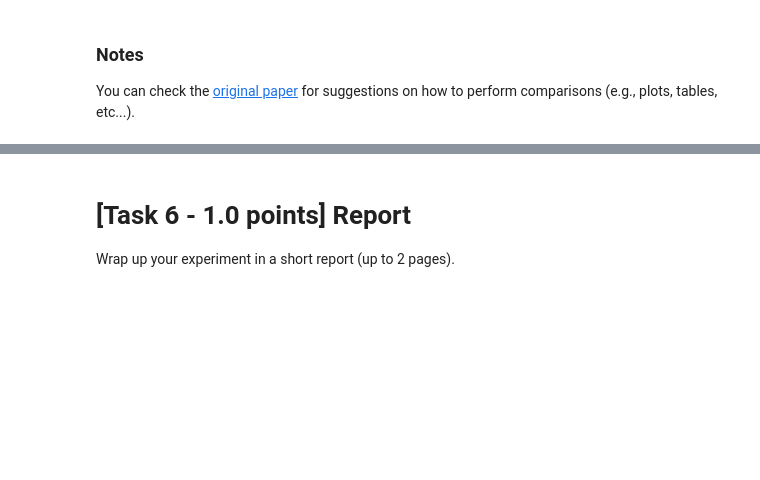
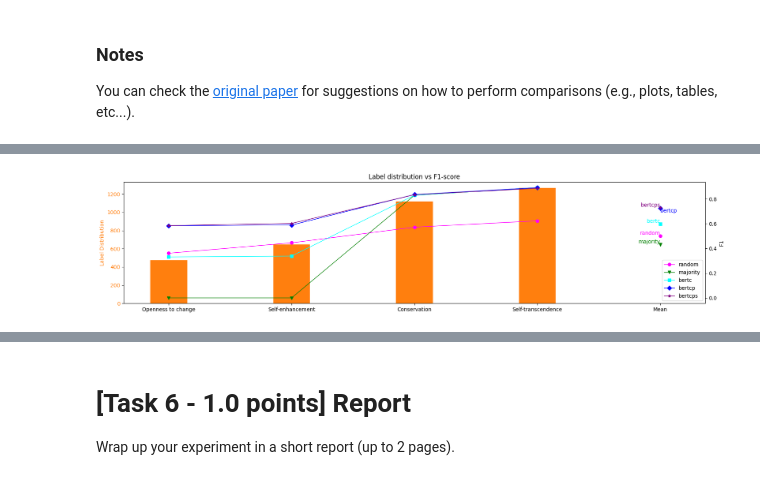
Before and after one commit to AndreaZecca/NLP-assignments, a Jupyter notebook: Assignment-2/Assignment2.ipynb, the cells around one changed output, grey strips where cells are left out. Cells and saved outputs as stored; diff of their text form; code cells hidden in the pictures; blank space fills up the shorter version.

```diff
--- a/Assignment-2/Assignment2.ipynb
+++ b/Assignment-2/Assignment2.ipynb
@@ -874,23 +845,3 @@ You are tasked to discuss your results.
 ### Notes
 
 You can check the [original paper](https://aclanthology.org/2022.acl-long.306/) for suggestions on how to perform comparisons (e.g., plots, tables, etc...).
-# %%
-labels_count = test_dataset.labels.sum(axis=0)
-
-for model_name in list(results.keys()):
-    model_results_all = results[model_name]
-    model_results_best = model_results_all[np.argmax([x['macro_f1'] for x in model_results_all])]
-    fig, ax1 = plt.subplots(figsize=(7,4))
-    ax1.set_title(f'{model_name} - Label distribution vs F1-score - Macro F1: {model_results_best["macro_f1"]:.3f}')
-    color = 'tab:red'
-    ax1.bar(TOUCHE_VALUES, labels_count, color=color, width=0.3)
-    ax1.set_xticklabels(TOUCHE_VALUES, rotation=0)
-    ax1.set_ylabel('Count', color=color)
-    ax1.tick_params(axis='y', labelcolor=color)
-    ax2 = ax1.twinx()
-    color = 'tab:blue'
-    ax2.plot(TOUCHE_VALUES, model_results_best['f1s'], color=color, linewidth=2, marker='o')
-    ax2.set_ylabel('F1', color=color)
-    ax2.tick_params(axis='y', labelcolor=color)
-    fig.tight_layout()
-    plt.show()
@@ -903,3 +848,33 @@ for model_name in list(results.keys()):
+# %%
+labels_count = list([x.item() for x in test_dataset.labels.sum(axis=0)]) + [0]
+x_labels = TOUCHE_VALUES + ['Mean']
+color_names = ['fuchsia', 'green', 'cyan', 'blue', 'purple']
+markers = ['o', 'v', 's', 'D', '*']
+
+fig, ax1 = plt.subplots(figsize=(17,4))
+ax1.set_title(f'Label distribution vs F1-score')
+color = 'tab:orange'
+ax1.bar(x_labels, labels_count, color=color, width=0.3)
+ax1.set_xticklabels(x_labels, rotation=0)
+ax1.set_ylabel('Label Distribution', color=color)
+ax1.tick_params(axis='y', labelcolor=color)
+ax2 = ax1.twinx()
+for model_name, color, marker in zip(list(results.keys()), color_names, markers):
+    model_results_all = results[model_name]
+    model_results_best = model_results_all[np.argmax([x['macro_f1'] for x in model_results_all])]
+    ax2.plot(TOUCHE_VALUES, model_results_best['f1s'], linewidth=1, marker=marker, color=color)
+    ax2.set_ylabel('F1')
+    ax2.tick_params(axis='y')
+    fig.tight_layout()
+plt.legend(list(results.keys()), loc='lower right')
+for model_name, color, marker in zip(list(results.keys()), color_names, markers):
+    model_results_all = results[model_name]
+    model_results_best = model_results_all[np.argmax([x['macro_f1'] for x in model_results_all])]
+    ax2.scatter(x_labels[-1], model_results_best['macro_f1'], color=color, marker=marker)
+    ax2.text(x_labels[-1], model_results_best['macro_f1'], model_name, ha='left' if model_name=='bertcp' else 'right', va='top' if model_name=='bertcp' else 'bottom', color=color, multialignment='left' if model_name=='bertcp' else 'right')
+plt.show()
+# %% [output]
+[figure, added]
 # %%
 for model_name in list(results.keys()):
     print(f'{f"Comparison for model: {model_name}":_^65}')
```
Also changed, not shown: parts of 12 cells of this notebook.
